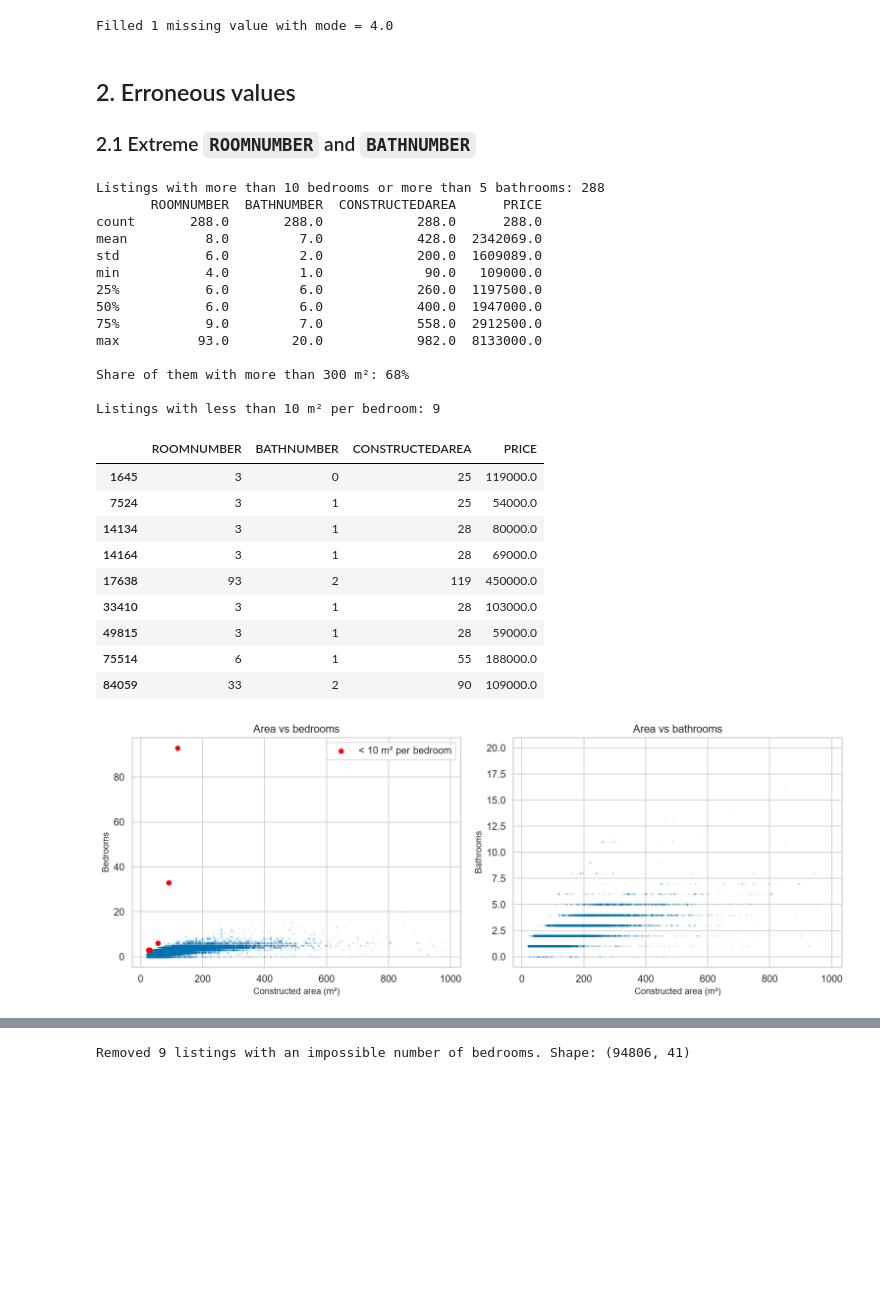
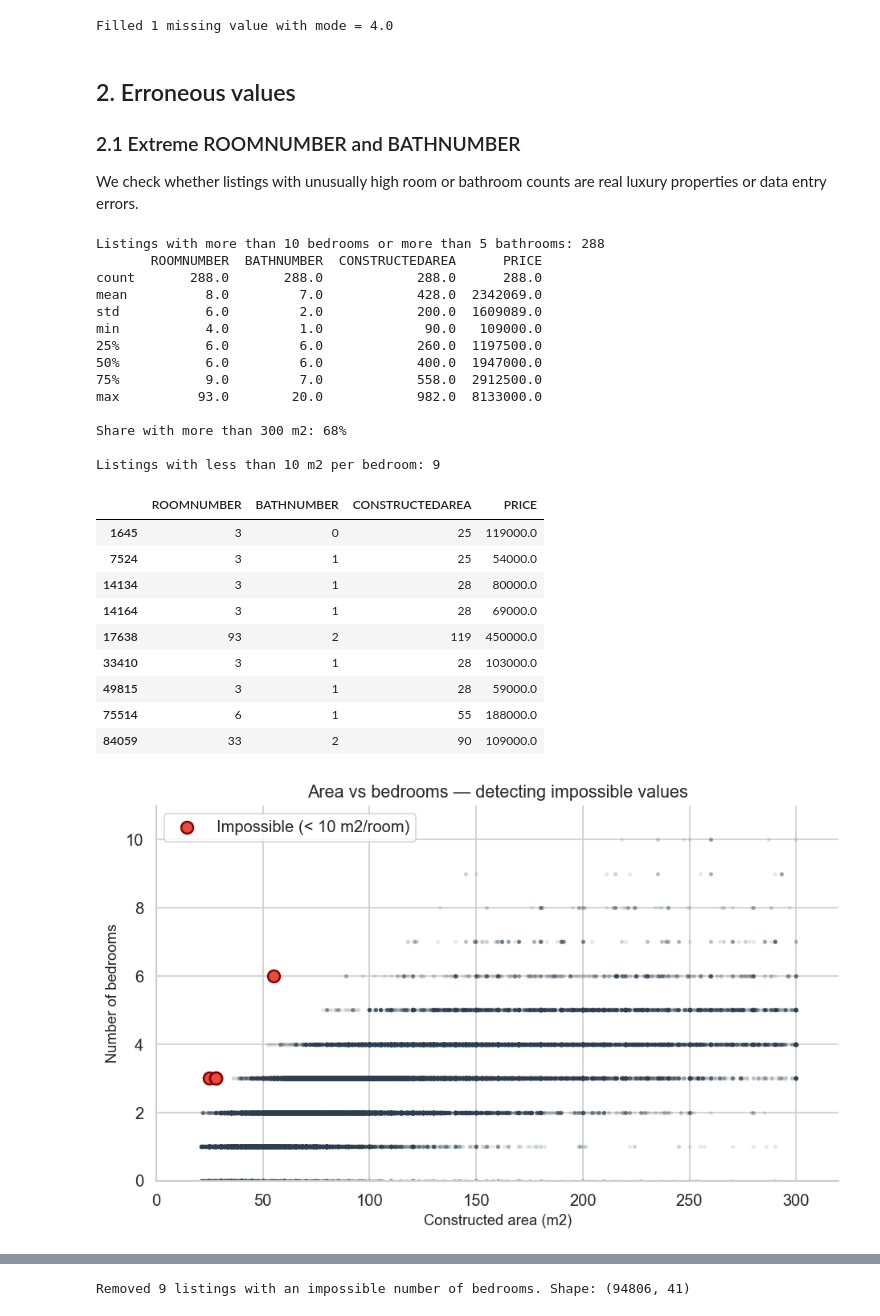
Before and after one commit to PabloMonteroRuiz/machine-learning-airbnb, a Jupyter notebook: notebooks/01_missing_and_erroneous_values.ipynb, the cells around one changed output, grey strips where cells are left out. Saved outputs shown, nothing was run; the diff lists cells and outputs as text; code cells hidden in the pictures; blank space fills up the shorter version.

```diff
--- a/notebooks/01_missing_and_erroneous_values.ipynb
+++ b/notebooks/01_missing_and_erroneous_values.ipynb
@@ -245,32 +227,20 @@ Filled 1 missing value with mode = 4.0
 # %% [markdown]
 ## 2. Erroneous values
 
-### 2.1 Extreme `ROOMNUMBER` and `BATHNUMBER`
+### 2.1 Extreme ROOMNUMBER and BATHNUMBER
+
+We check whether listings with unusually high room or bathroom counts are real luxury properties or data entry errors.
 # %%
 extreme = df[(df["ROOMNUMBER"] > 10) | (df["BATHNUMBER"] > 5)]
 print(f"Listings with more than 10 bedrooms or more than 5 bathrooms: {len(extreme)}")
 print(extreme[["ROOMNUMBER", "BATHNUMBER", "CONSTRUCTEDAREA", "PRICE"]].describe().round(0))
-print(f"\nShare of them with more than 300 m²: {(extreme['CONSTRUCTEDAREA'] > 300).mean():.0%}")
+print(f"\nShare with more than 300 m2: {(extreme['CONSTRUCTEDAREA'] > 300).mean():.0%}")
 
+# Identify impossible listings: less than 10 m2 per bedroom
 m2_per_room = df["CONSTRUCTEDAREA"] / df["ROOMNUMBER"].replace(0, np.nan)
 impossible = m2_per_room < 10
-print(f"\nListings with less than 10 m² per bedroom: {impossible.sum()}")
+print(f"\nListings with less than 10 m2 per bedroom: {impossible.sum()}")
 display(df.loc[impossible, ["ROOMNUMBER", "BATHNUMBER", "CONSTRUCTEDAREA", "PRICE"]])
-
-fig, axes = plt.subplots(1, 2, figsize=(13, 5))
-axes[0].scatter(df["CONSTRUCTEDAREA"], df["ROOMNUMBER"], alpha=0.05, s=3)
-axes[0].scatter(df.loc[impossible, "CONSTRUCTEDAREA"], df.loc[impossible, "ROOMNUMBER"],
-                color="red", s=30, label="< 10 m² per bedroom")
-axes[0].set_xlabel("Constructed area (m²)")
-axes[0].set_ylabel("Bedrooms")
-axes[0].set_title("Area vs bedrooms")
-axes[0].legend()
-axes[1].scatter(df["CONSTRUCTEDAREA"], df["BATHNUMBER"], alpha=0.05, s=3)
-axes[1].set_xlabel("Constructed area (m²)")
-axes[1].set_ylabel("Bathrooms")
-axes[1].set_title("Area vs bathrooms")
-plt.tight_layout()
-plt.show()
 # %% [output]
 Listings with more than 10 bedrooms or more than 5 bathrooms: 288
        ROOMNUMBER  BATHNUMBER  CONSTRUCTEDAREA      PRICE
@@ -283,9 +253,9 @@ min           4.0         1.0             90.0   109000.0
 75%           9.0         7.0            558.0  2912500.0
 max          93.0        20.0            982.0  8133000.0
 
-Share of them with more than 300 m²: 68%
+Share with more than 300 m2: 68%
 
-Listings with less than 10 m² per bedroom: 9
+Listings with less than 10 m2 per bedroom: 9
 |  | ROOMNUMBER | BATHNUMBER | CONSTRUCTEDAREA | PRICE |
 | 1645 | 3 | 0 | 25 | 119000.0 |
 | 7524 | 3 | 1 | 25 | 54000.0 |
@@ -296,5 +266,24 @@ Listings with less than 10 m² per bedroom: 9
 | 49815 | 3 | 1 | 28 | 59000.0 |
 | 75514 | 6 | 1 | 55 | 188000.0 |
 | 84059 | 33 | 2 | 90 | 109000.0 |
-[figure, removed]
+# %%
+# Focus on the range where most data lives
+normal = df[(df["ROOMNUMBER"] <= 10) & (df["CONSTRUCTEDAREA"] <= 300)]
+
+fig, ax = plt.subplots(figsize=(8, 5))
+ax.scatter(normal["CONSTRUCTEDAREA"], normal["ROOMNUMBER"], alpha=0.08, s=5, color="#2c3e50")
+ax.scatter(df.loc[impossible, "CONSTRUCTEDAREA"], df.loc[impossible, "ROOMNUMBER"],
+           color="#e74c3c", s=80, zorder=5, edgecolors="darkred", linewidths=1.5,
+           label="Impossible (< 10 m2/room)")
+ax.set_xlim(0, 320)
+ax.set_ylim(0, 11)
+ax.set_xlabel("Constructed area (m2)")
+ax.set_ylabel("Number of bedrooms")
+ax.set_title("Area vs bedrooms — detecting impossible values")
+ax.legend(frameon=True, loc="upper left")
+ax.spines[["top", "right"]].set_visible(False)
+plt.tight_layout()
+plt.show()
+# %% [output]
+[figure, added]
 # %% [markdown]
```
Also changed, not shown: parts of 23 cells of this notebook, 3 other files.
